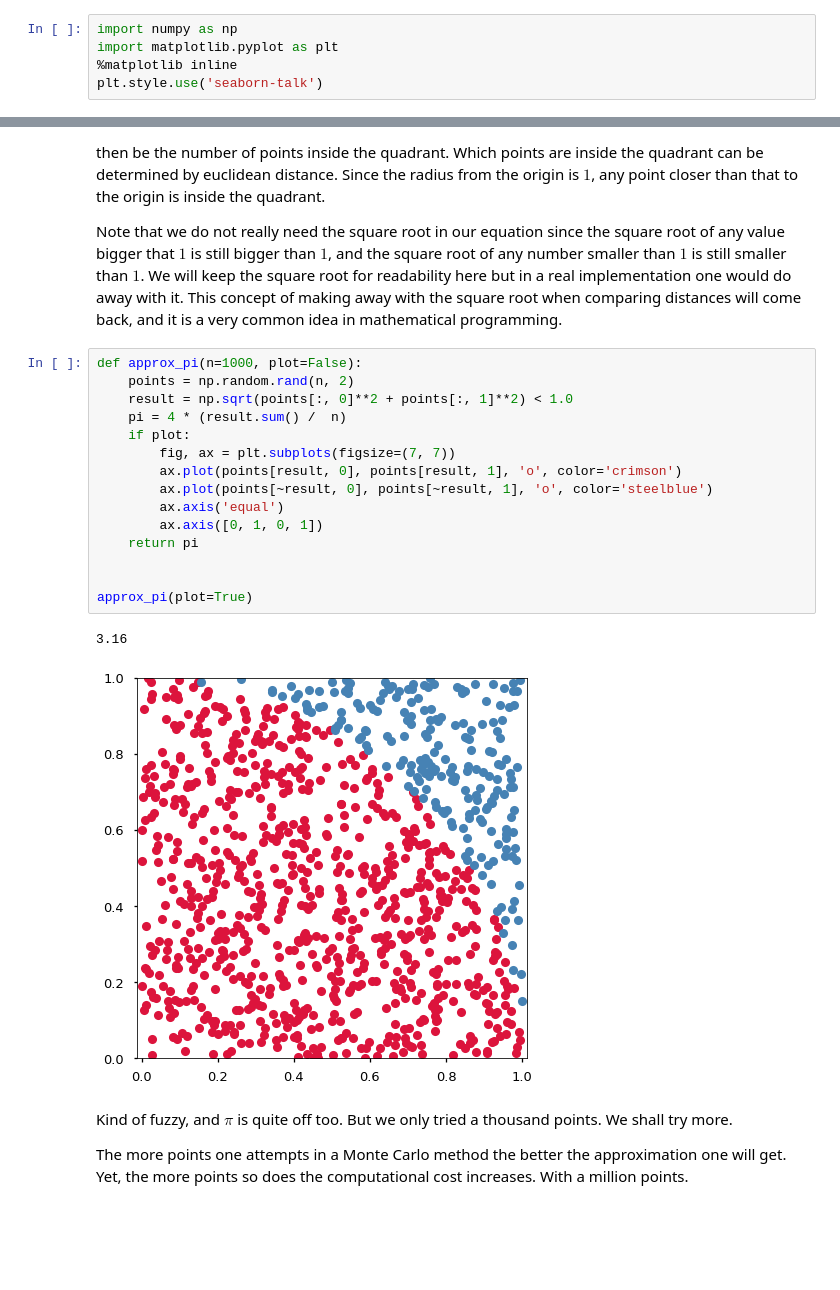
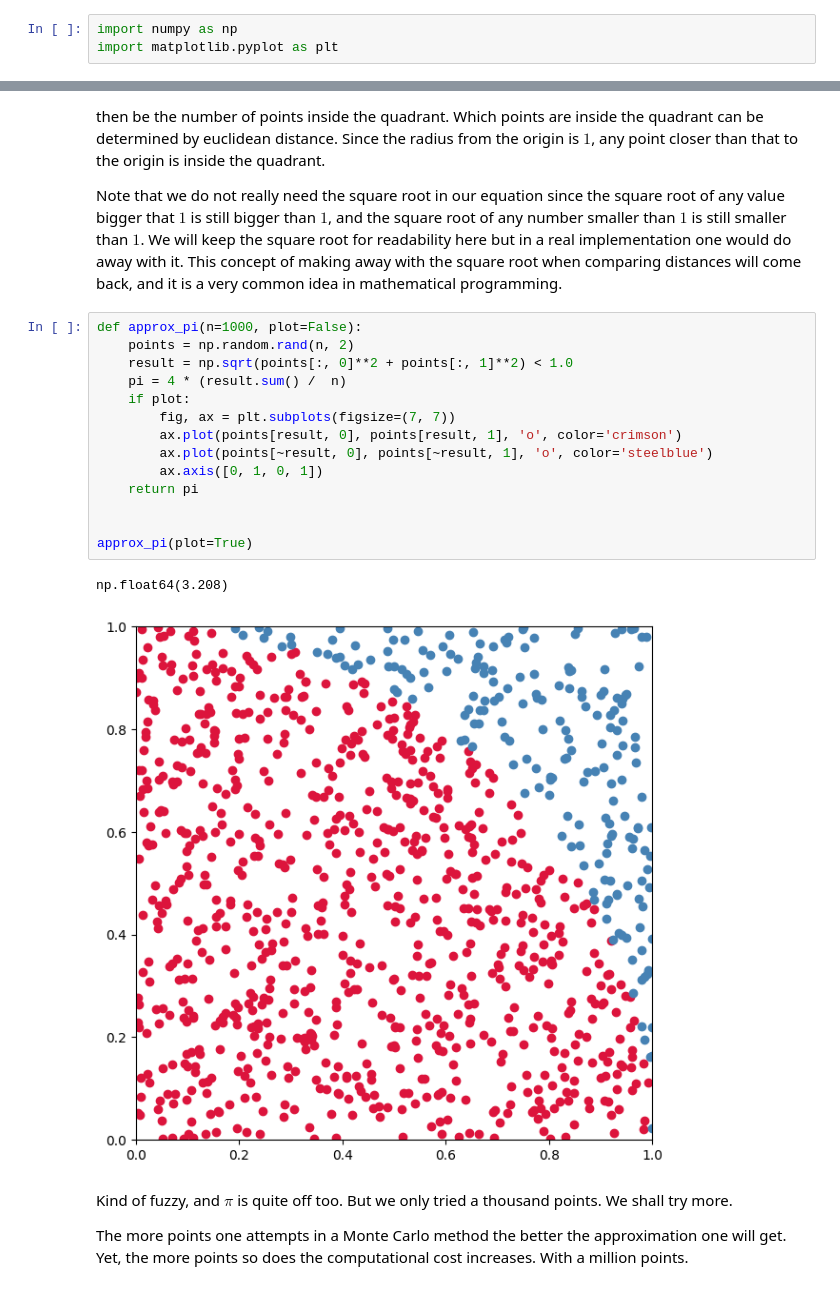
Before and after one commit to grochmal/daml, a Jupyter notebook: nb/skl-monte-carlo.ipynb, the cells around one changed output, grey strips where cells are left out. Drawn from its saved outputs; the diff is of its cells as text; blank space fills up the shorter version.

```diff
--- a/nb/skl-monte-carlo.ipynb
+++ b/nb/skl-monte-carlo.ipynb
@@ -33,8 +33,6 @@ the classical problem of estimating the value of $\pi$.
 # %%
 import numpy as np
 import matplotlib.pyplot as plt
-%matplotlib inline
-plt.style.use('seaborn-talk')
 # %% [markdown]
 We can estimate the value of $\pi$ using the *euclidean distance* between the origin
 and the radius of a circle centered on the origin.  This comes straight from Pythagoras.
@@ -100,21 +98,20 @@ will come back, and it is a very common idea in mathematical programming.
 # %%
 def approx_pi(n=1000, plot=False):
     points = np.random.rand(n, 2)
     result = np.sqrt(points[:, 0]**2 + points[:, 1]**2) < 1.0
     pi = 4 * (result.sum() /  n)
     if plot:
         fig, ax = plt.subplots(figsize=(7, 7))
         ax.plot(points[result, 0], points[result, 1], 'o', color='crimson')
         ax.plot(points[~result, 0], points[~result, 1], 'o', color='steelblue')
-        ax.axis('equal')
         ax.axis([0, 1, 0, 1])
     return pi
 
 
 approx_pi(plot=True)
 # %% [output]
-3.16
+np.float64(3.208)
-[figure, old version]
+[figure, new version]
 # %% [markdown]
 Kind of fuzzy, and $\pi$ is quite off too.
 But we only tried a thousand points.
```
Also changed, not shown: parts of 2 cells of this notebook, 12 other files.
